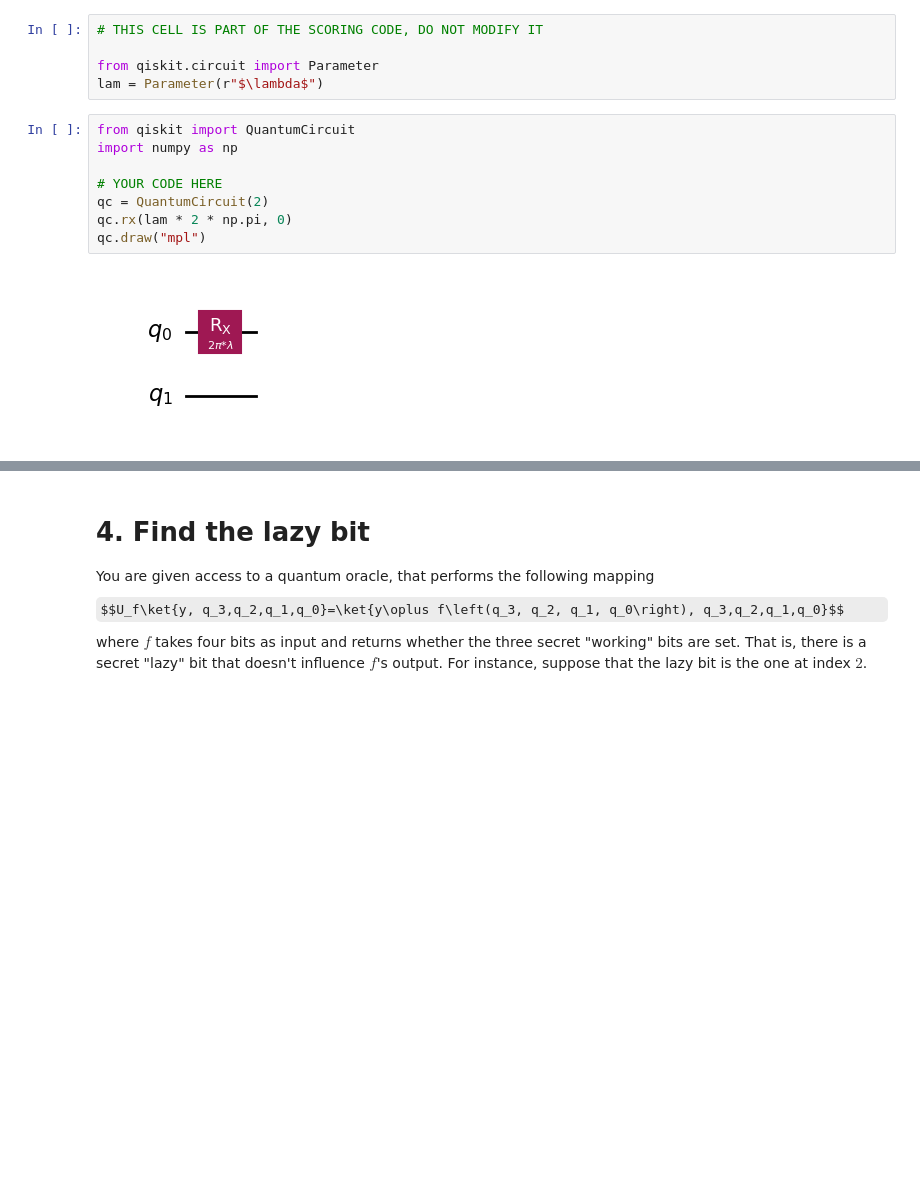
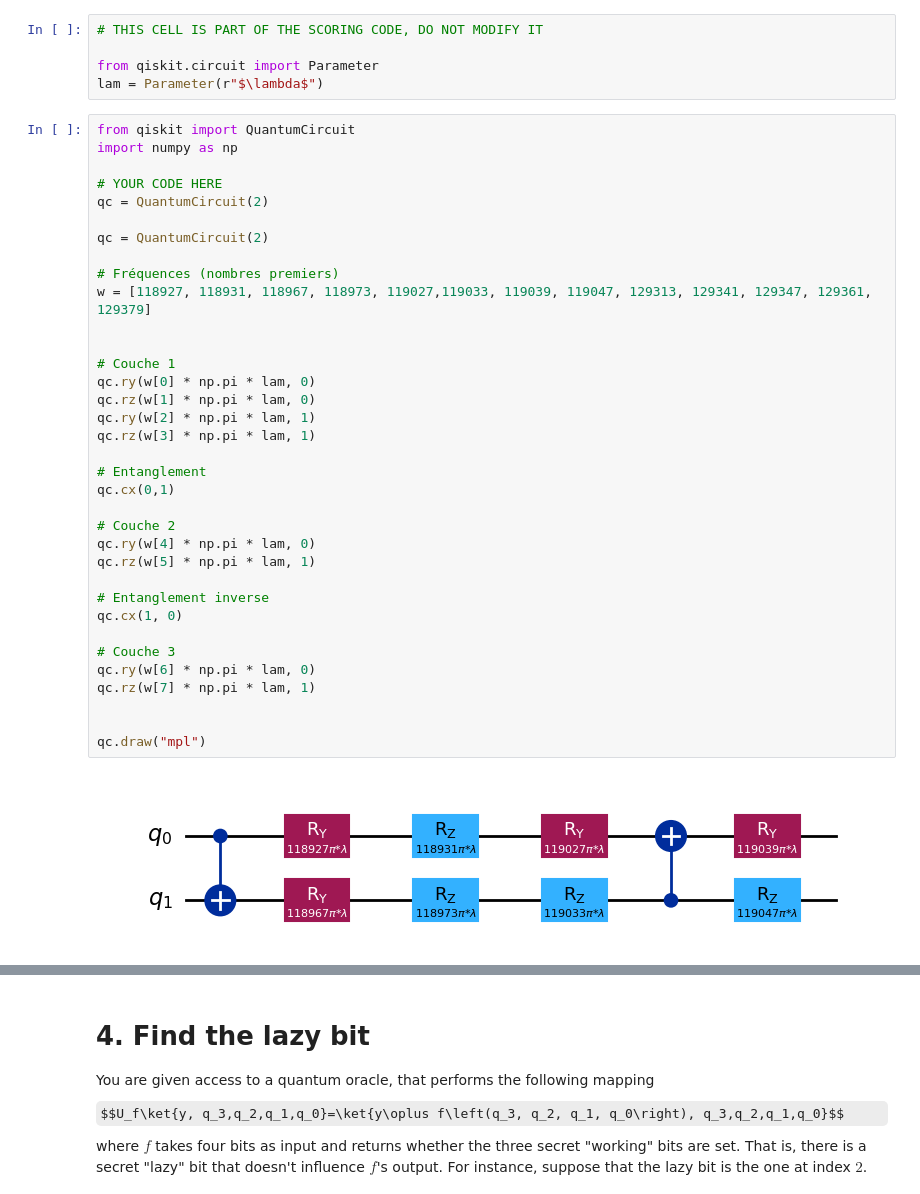
Before and after one commit to chaotiquetaurus/hackaton_interesemestre2, a Jupyter notebook: Sandbox/Question_hugo.ipynb, the cells around one changed output, grey strips where cells are left out. Cells and saved outputs as stored; diff of their text form; some formulas as TeX source; blank space fills up the shorter version.

```diff
--- a/Sandbox/Question_hugo.ipynb
+++ b/Sandbox/Question_hugo.ipynb
@@ -298,13 +297,40 @@ lam = Parameter(r"$\lambda$")
 # %%
 from qiskit import QuantumCircuit
 import numpy as np
 
 # YOUR CODE HERE
 qc = QuantumCircuit(2)
-qc.rx(lam * 2 * np.pi, 0)
+
+qc = QuantumCircuit(2)
+
+# Fréquences (nombres premiers)
+w = [118927, 118931, 118967, 118973, 119027,119033, 119039, 119047, 129313, 129341, 129347, 129361, 129379]
+
+
+# Couche 1
+qc.ry(w[0] * np.pi * lam, 0)
+qc.rz(w[1] * np.pi * lam, 0)
+qc.ry(w[2] * np.pi * lam, 1)
+qc.rz(w[3] * np.pi * lam, 1)
+
+# Entanglement
+qc.cx(0,1)
+
+# Couche 2
+qc.ry(w[4] * np.pi * lam, 0)
+qc.rz(w[5] * np.pi * lam, 1)
+
+# Entanglement inverse
+qc.cx(1, 0)
+
+# Couche 3
+qc.ry(w[6] * np.pi * lam, 0)
+qc.rz(w[7] * np.pi * lam, 1)
+
+
 qc.draw("mpl")
 # %% [output]
-[figure, old version]
+[figure, new version]
 # %%
 # SCORING CELL
 
```
Also changed, not shown: parts of 2 cells of this notebook.
